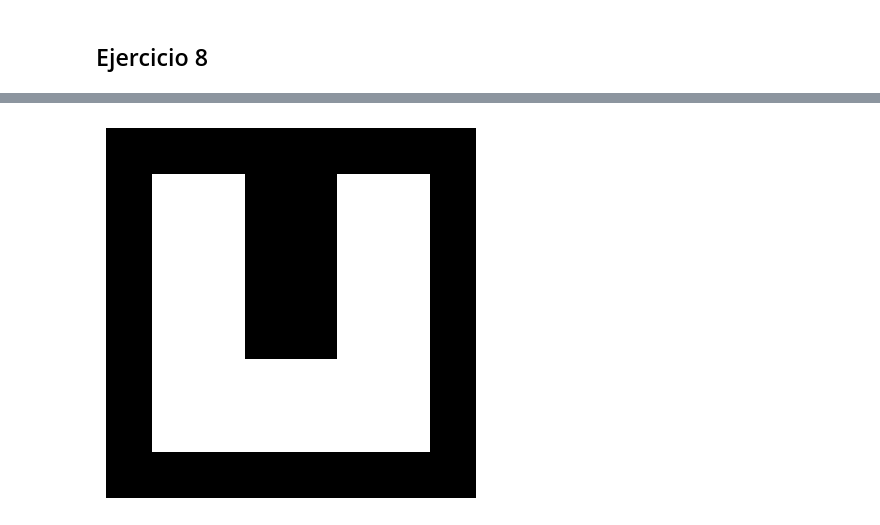
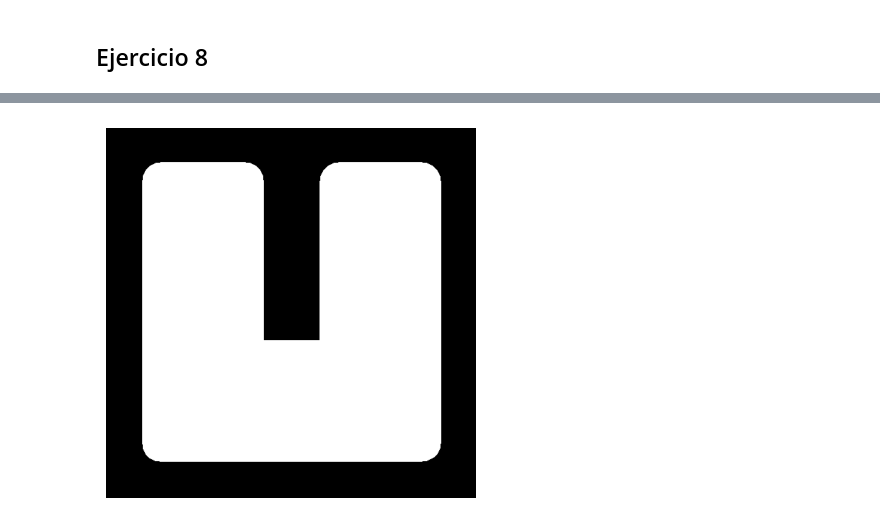
Before and after one commit to MGonza20/Lab01_VC_UVG, a Jupyter notebook: lab1.ipynb, the cells around one changed output, grey strips where cells are left out. Drawn from its saved outputs; the diff is of its cells as text; code cells hidden in the pictures.

Commit message:
disk dilation

```diff
--- a/lab1.ipynb
+++ b/lab1.ipynb
@@ -123,0 +110,9 @@ lk = lock(r)
+# %%
+image_path = 'images/ej8.png'
+imagen_color = cv.imread(image_path)
+imagen_gris = cv.cvtColor(imagen_color, cv.COLOR_BGR2GRAY)
+_, binary_image = cv.threshold(imagen_gris, 0, 255, cv.THRESH_BINARY + cv.THRESH_OTSU)
+
+plt.imshow(binary_image, cmap='gray')
+plt.axis('off')
+plt.show()
@@ -124,7 +121,10 @@ lk = lock(r)
 # %%
-plt.figure()
-plt.imshow(lk, cmap='gray')
+r = 25
+di = mp.disk(r)
+disk_dilation = mp.dilation(binary_image, di)
+
+plt.imshow(disk_dilation, cmap='gray')
 plt.axis('off')
 plt.show()
 # %% [output]
-[figure, old version]
+[figure, new version]
```
Also changed, not shown: parts of 4 cells of this notebook, 1 other file.
